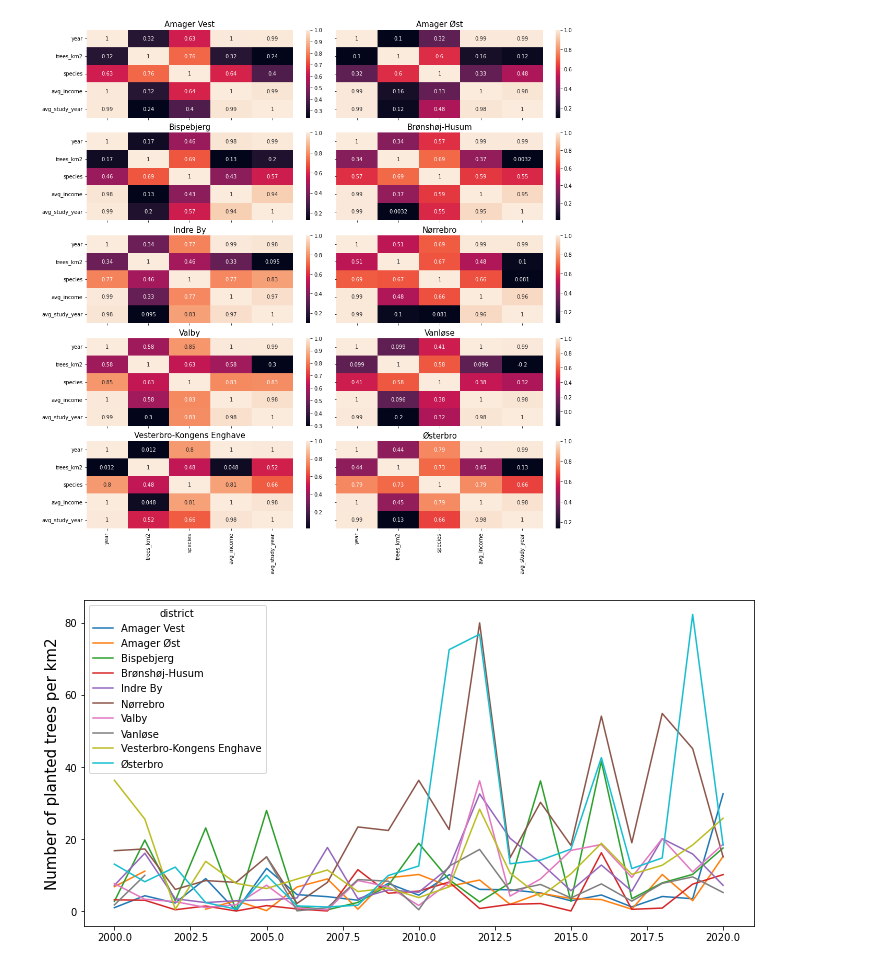
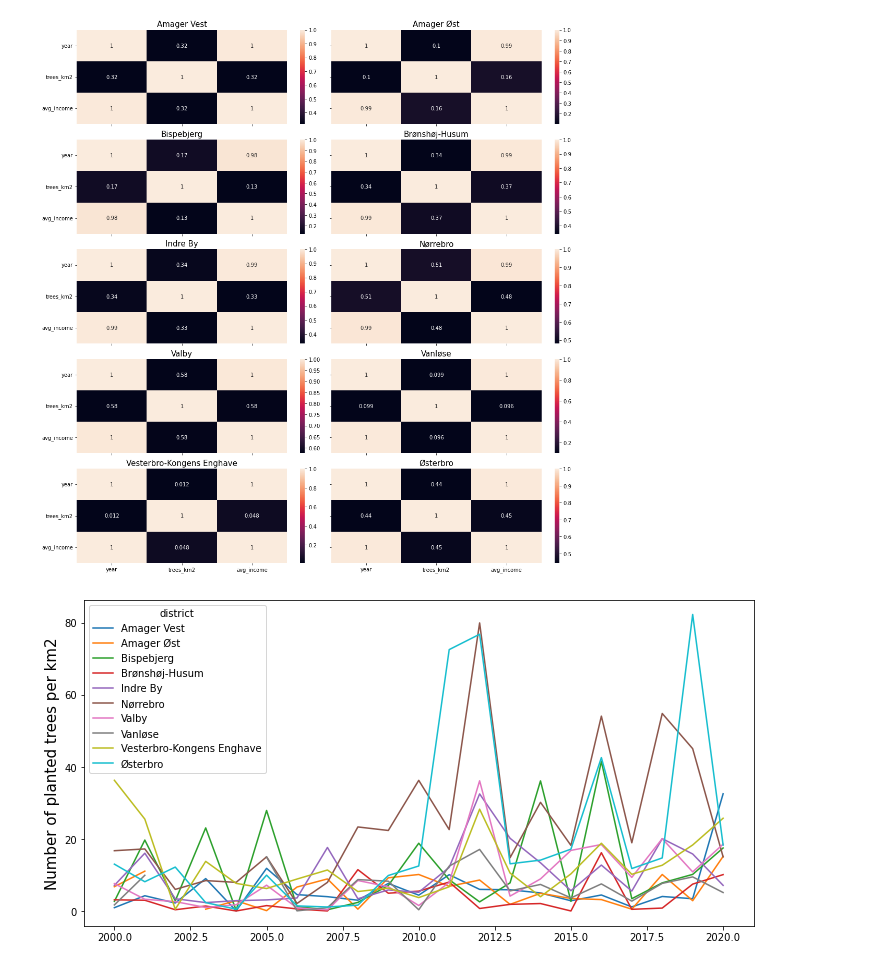
Before and after one commit to Ljoerring/Social-Data-Project, a Jupyter notebook: Exploratory_all.ipynb, the cells around one changed output. Cells and saved outputs as stored; diff of their text form; code cells hidden in the pictures.

```diff
--- a/Exploratory_all.ipynb
+++ b/Exploratory_all.ipynb
@@ -25,25 +25,25 @@ avg_study_year          float64
 dtype: object
 # %%
 districts = df.district.unique()
-features = ['year','trees_km2','species','avg_income','avg_study_year']
+features = ['year','trees_km2','avg_income']
 fig, axes = plt.subplots(5,2, figsize = (15,15), sharey=True)
 rows = [0,0,1,1,2,2,3,3,4,4]
 columns = [0,1,0,1,0,1,0,1,0,1]
 i = 0
 j = 0
 for dist in districts:
     temp = df[df.district == dist][features]
     corr = temp.corr()
     sns.heatmap(corr, annot=True, ax=axes[rows[i],columns[j]])
     axes[rows[i],columns[j]].set_title(dist, fontsize=15)
     if rows[i] != 4:
         axes[rows[i],columns[j]].set_xticklabels('')
     i = i+1
     j = j+1
 plt.tight_layout()
 plt.show()
 # %% [output]
-[figure, old version]
+[figure, new version]
 # %%
 table = pd.pivot_table(data=df, index=['year'],columns='district',values='trees_km2')
 table.plot(figsize=(12,6))
```
Also changed, not shown: 3 other files.
